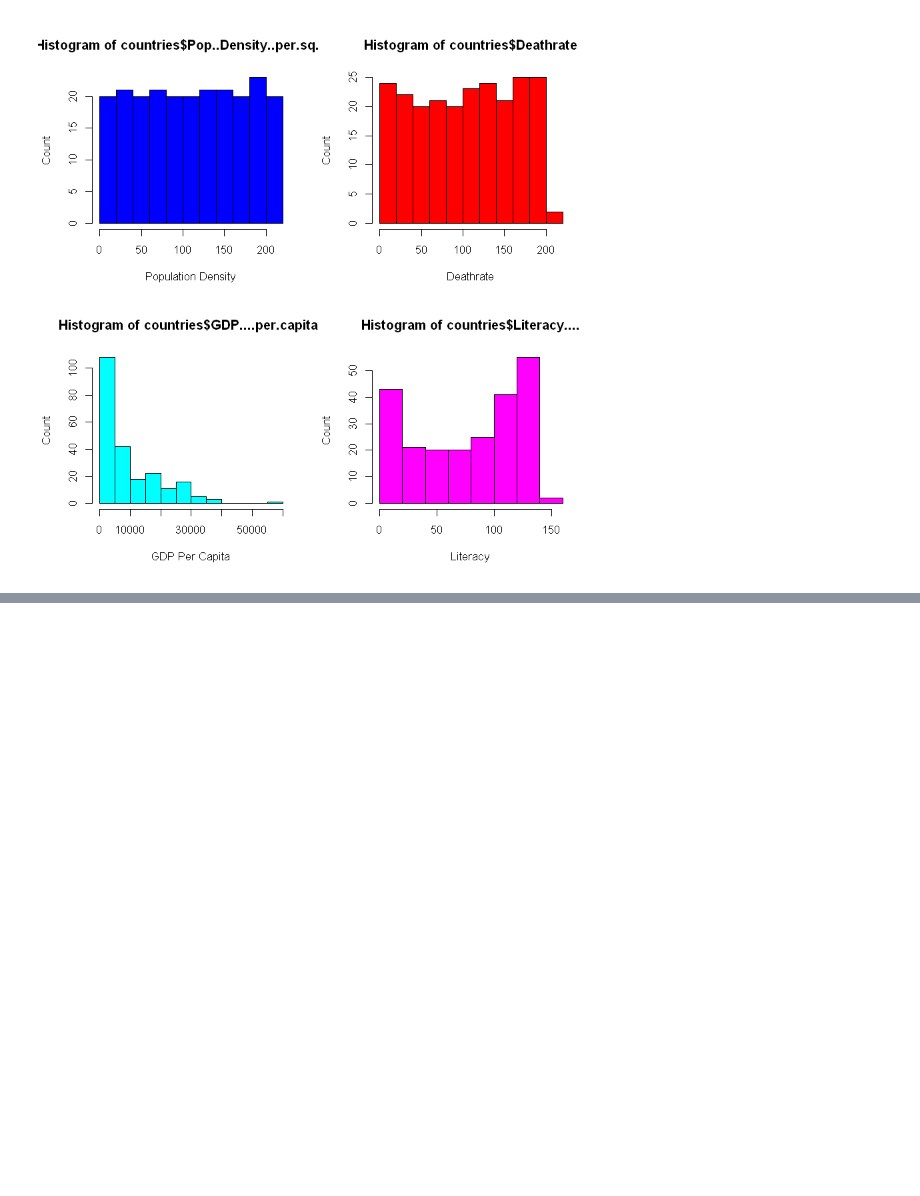
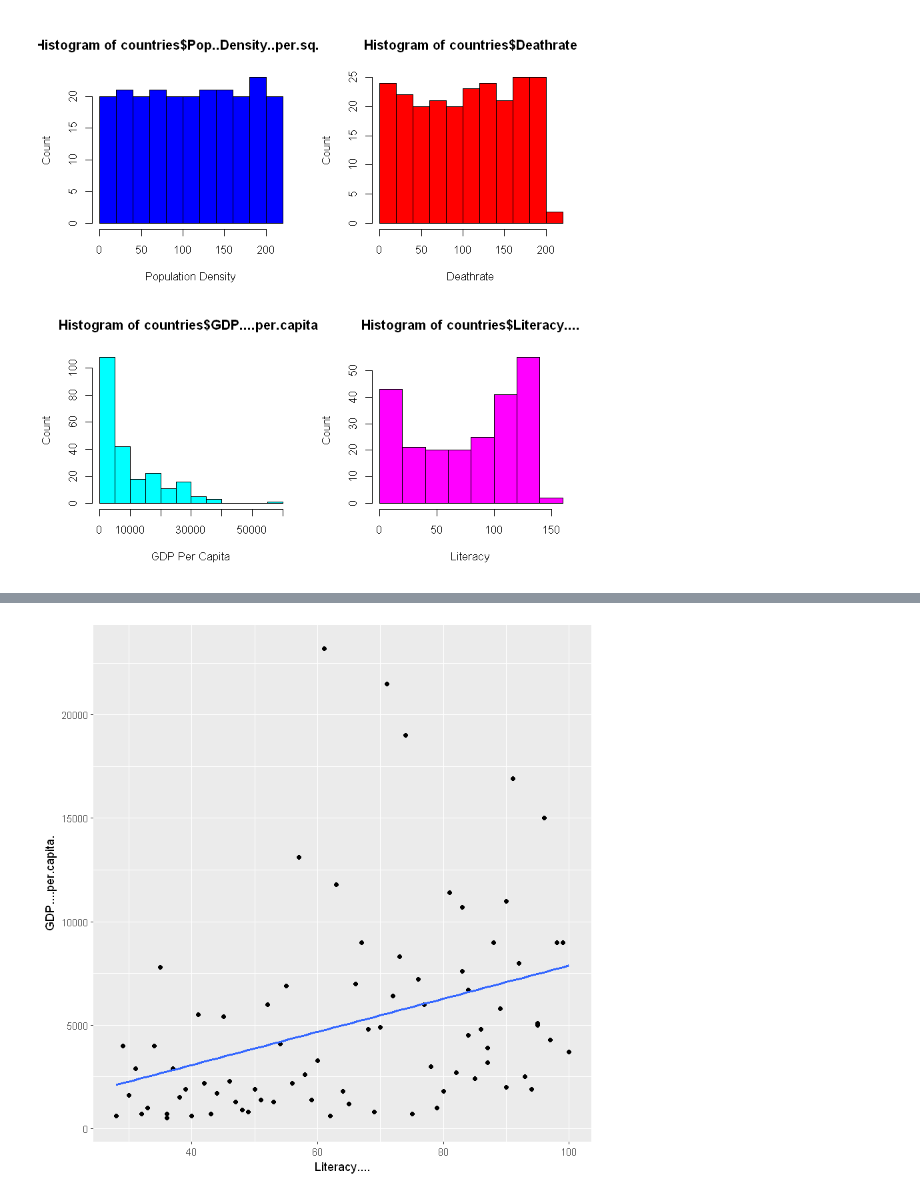
Before and after one commit to vknguyen1902/data-mining, a Jupyter notebook: Countries of the World Dataset.ipynb, the cells around one changed output, grey strips where cells are left out. Saved outputs shown, nothing was run; the diff lists cells and outputs as text; code cells hidden in the pictures; blank space fills up the shorter version.

```diff
--- a/Countries of the World Dataset.ipynb
+++ b/Countries of the World Dataset.ipynb
@@ -147,0 +175,5 @@ Warning message:
+# %%
+#Clean data
+clean <- countries[countries$Literacy.... <= 100 & countries$Literacy.... > 27, ]
+head(clean)
+str(clean)
@@ -147,0 +208,7 @@ Warning message:
+# %%
+#Plotting with cleaned data
+ggplot(data = clean, aes(x = Literacy...., y = GDP....per.capita.)) +
+  geom_point() +
+  geom_smooth(method = "lm", se = FALSE)
+# %% [output]
+[figure, added]
```
Also changed, not shown: parts of 10 cells of this notebook.
